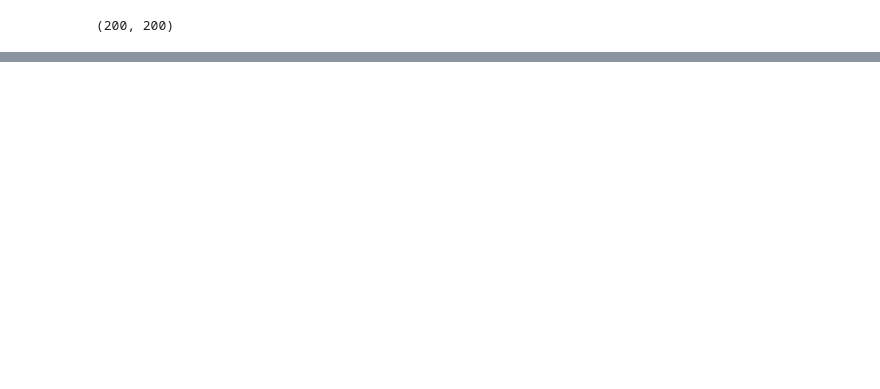
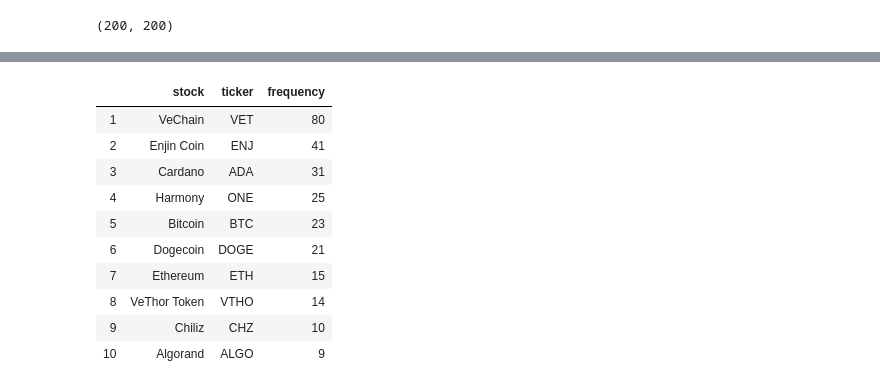
Before and after one commit to hbazakas/wsb_scraping, a Jupyter notebook: streetbets_webapp/main.ipynb, the cells around one changed output, grey strips where cells are left out. Drawn from its saved outputs; the diff is of its cells as text; code cells hidden in the pictures; blank space fills up the shorter version.

```diff
--- a/streetbets_webapp/main.ipynb
+++ b/streetbets_webapp/main.ipynb
@@ -132,6 +186,7 @@ def ssb_leaderboard(n, hours):
     return ssb_tickers_and_counts
 # %%
 wsb = wsb_leaderboard(10,6)
+ssb = ssb_leaderboard(10,6)
 # %%
 wsb
 # %% [output]
@@ -149,3 +204,17 @@ wsb
+# %%
+ssb
+# %% [output]
+|  | stock | ticker | frequency |
+| 1 | VeChain | VET | 80 |
+| 2 | Enjin Coin | ENJ | 41 |
+| 3 | Cardano | ADA | 31 |
+| 4 | Harmony | ONE | 25 |
+| 5 | Bitcoin | BTC | 23 |
+| 6 | Dogecoin | DOGE | 21 |
+| 7 | Ethereum | ETH | 15 |
+| 8 | VeThor Token | VTHO | 14 |
+| 9 | Chiliz | CHZ | 10 |
+| 10 | Algorand | ALGO | 9 |
 # %%
 def string_form(df):
     string_form = "*Ticker, Name: Frequency*\n"
```
Also changed, not shown: parts of 11 cells of this notebook, 6 other files.
